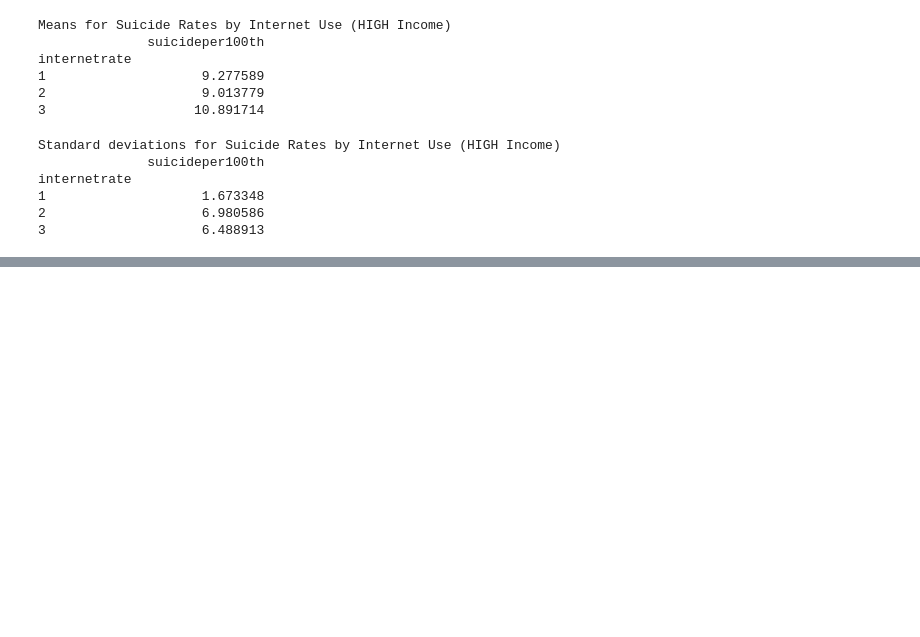
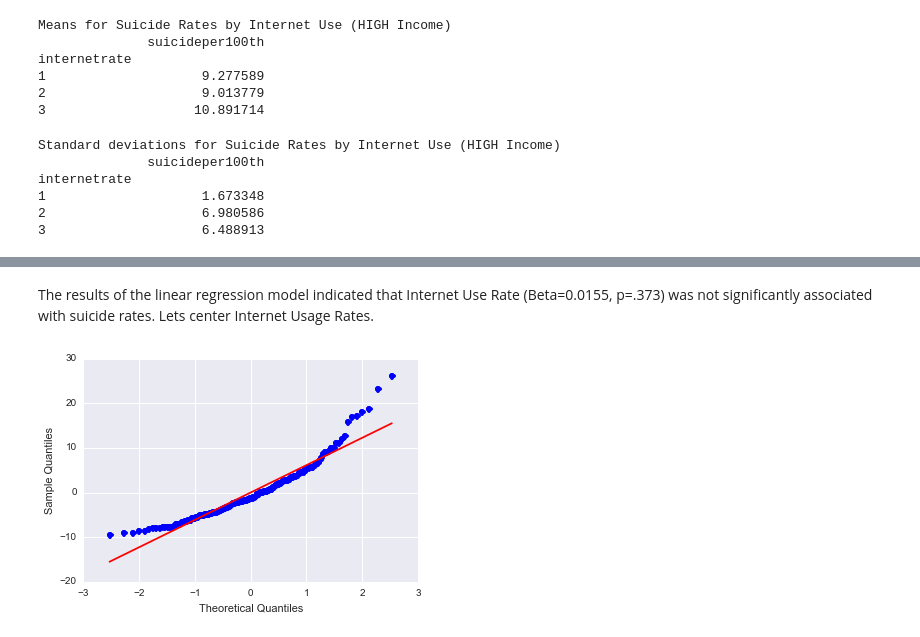
Before and after one commit to drbaguiar/iPythonNotebook, a Jupyter notebook: EdX/ClassProjectNotebook.ipynb, the cells around one changed output, grey strips where cells are left out. Drawn from its saved outputs; the diff is of its cells as text; code cells hidden in the pictures; blank space fills up the shorter version.

```diff
--- a/EdX/ClassProjectNotebook.ipynb
+++ b/EdX/ClassProjectNotebook.ipynb
@@ -812,0 +869,6 @@ internetrate
+# %% [markdown]
+The results of the linear regression model indicated that Internet Use Rate (Beta=0.0155, p=.373) was not significantly associated with suicide rates. Lets center Internet Usage Rates.
+# %%
+fig1 = sm.qqplot(reg1.resid, line='r')
+# %% [output]
+[figure, added]
```
Also changed, not shown: parts of 17 cells of this notebook, 2 other files.
